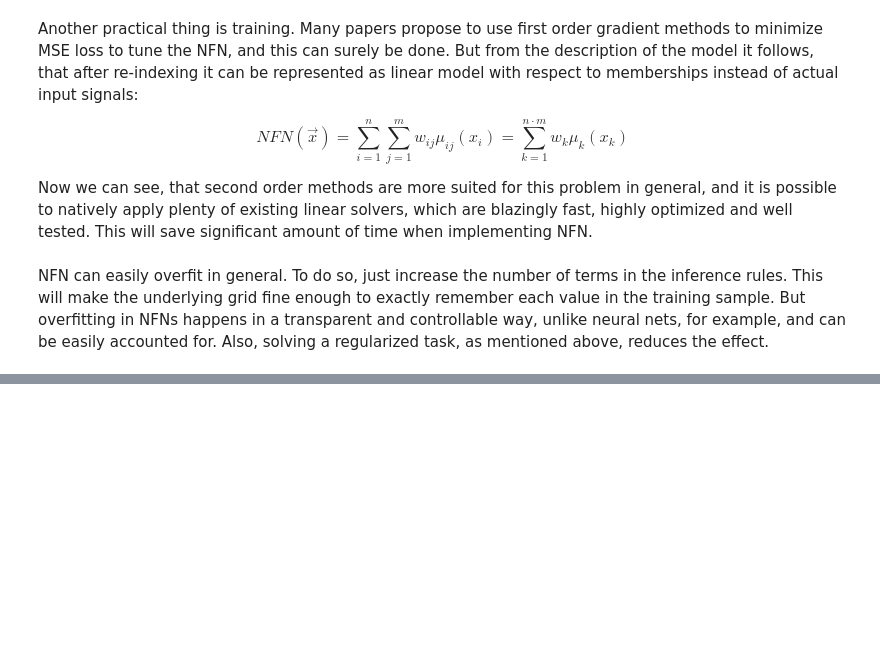
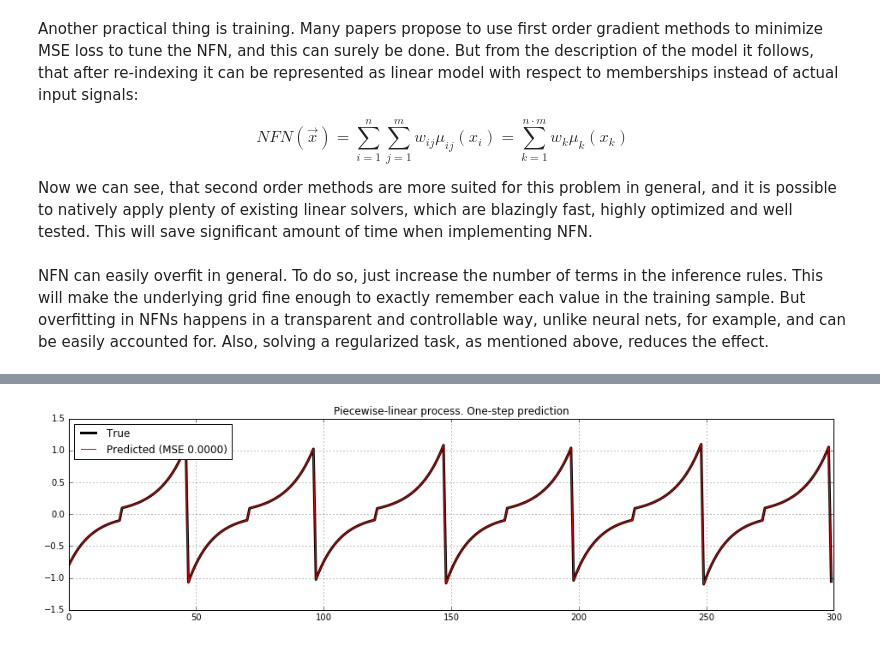
Before and after one commit to digamma-ai/neofuzzyneuron, a Jupyter notebook: tutorial.ipynb, the cells around one changed output, grey strips where cells are left out. Saved outputs shown, nothing was run; the diff lists cells and outputs as text; code cells hidden in the pictures; blank space fills up the shorter version.

```diff
--- a/tutorial.ipynb
+++ b/tutorial.ipynb
@@ -433,0 +203,33 @@ Last but not least is NFN's interpretability. While being non-linear, it's quite
+# %%
+# partitioning and interpetability example
+
+def generate_process(n):
+    x = -1.0*np.ones(n)
+    k = 1
+    for i in range(n):
+        x[i] =  1.1 * x[i-1] if 0 < x[i-1] < 1 else \
+               -1.0 * x[i-1] if x[i-1] > 1 else \
+               -1.0 * x[i-1] if x[i-1] > -0.1 else \
+                0.9 * x[i-1]
+    return x
+
+x = generate_process(10000)
+D = rollwin(x, 2)
+X, y = D[:,:-1], D[:,-1]
+
+# custom grid construction for a described process
+# left and right boundaries are added to the grid, as NFN process must be bounded
+# epsilon = 1e-4
+
+grid = np.array([[-2.0, -1.5, -0.1001, -0.1, 0.0, 0.9999, 1.0000, 1.5, 2.0]]).T
+nfn = NeoFuzzyNeuron(grid = grid)
+y_pred = nfn.fit_predict(X, y)
+
+plt.figure(figsize = (16,4))
+plt.title("Piecewise-linear process. One-step prediction")
+plt.plot(y[:300], 'k-', lw = 3, label = 'True')
+plt.plot(y_pred[:300], 'r-', label = 'Predicted (MSE %.4f)' % mse(y, y_pred))
+plt.legend(loc = 'best')
+plt.grid()
+# %% [output]
+[figure, added]
```
Also changed, not shown: parts of 25 cells of this notebook, 4 other files.
